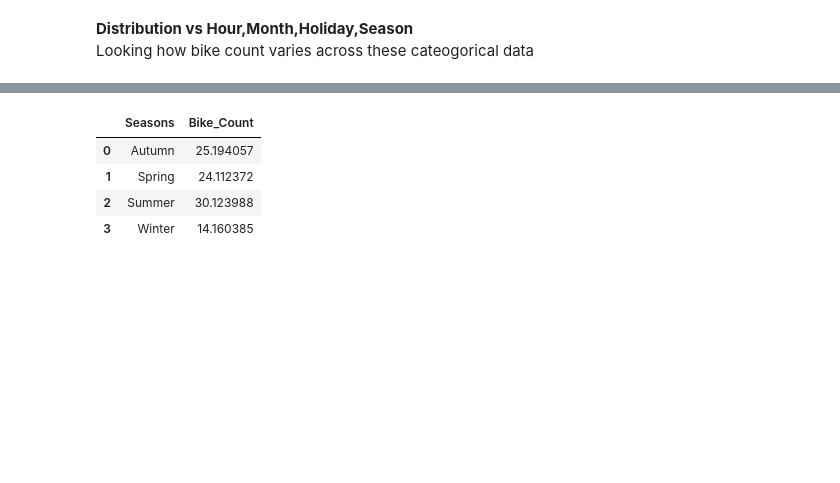
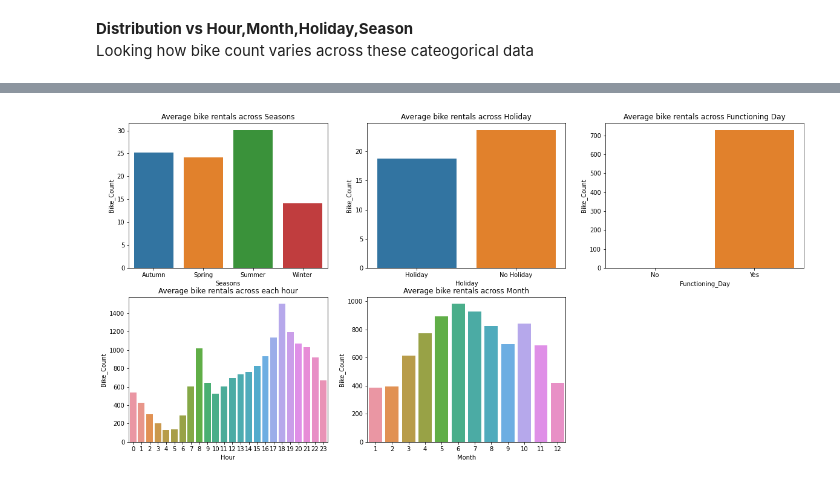
Before and after one commit to junaiskv94/Bike-SHaring-Demand-Prediction, a Jupyter notebook: Bike_Sharing_Demand_Prediction_Capstone_Project.ipynb, the cells around one changed output, grey strips where cells are left out. Drawn from its saved outputs; the diff is of its cells as text; code cells hidden in the pictures; blank space fills up the shorter version.

```diff
--- a/Bike_Sharing_Demand_Prediction_Capstone_Project.ipynb
+++ b/Bike_Sharing_Demand_Prediction_Capstone_Project.ipynb
@@ -310,8 +313,33 @@ categorical_var
-# %%
-df.groupby(['Seasons'])['Bike_Count'].mean().reset_index()
-# %% [output]
-|  | Seasons | Bike_Count |
-| 0 | Autumn | 25.194057 |
-| 1 | Spring | 24.112372 |
-| 2 | Summer | 30.123988 |
-| 3 | Winter | 14.160385 |
+# %%
+# Average values across each of the categorical columns
+fig = plt.figure(figsize=(20, 15))
+axes = fig.add_subplot(3, 3, 1)
+Bike_season=df.groupby(['Seasons'])['Bike_Count'].mean().reset_index()
+sns.barplot(data=y,x='Seasons', y='Bike_Count', ax=axes)
+axes.set(xlabel='Seasons', ylabel='Bike_Count', title='Average bike rentals across Seasons')
+
+axes = fig.add_subplot(3, 3, 2)
+Bike_season = pd.DataFrame(df.groupby(['Holiday'])['Bike_Count'].mean()).reset_index()
+sns.barplot(data=group_season, x='Holiday', y='Bike_Count', ax=axes)
+axes.set(xlabel='Holiday', ylabel='Bike_Count', title='Average bike rentals across Holiday')
+
+axes = fig.add_subplot(3, 3, 3)
+Bike_Functioning_Day =pd.DataFrame(df.groupby(['Functioning_Day'])['Bike_Count'].mean()).reset_index()
+sns.barplot(data=Bike_Functioning_Day, x='Functioning_Day', y='Bike_Count', ax=axes)
+axes.set(xlabel='Functioning_Day', ylabel='Bike_Count', title='Average bike rentals across Functioning Day')
+
+
+axes = fig.add_subplot(3, 3, 4)
+Bike_Functioning_Day =pd.DataFrame(df.groupby(['Hour'])['Bike_Count'].mean()).reset_index()
+sns.barplot(data=Bike_Functioning_Day, x='Hour', y='Bike_Count', ax=axes)
+axes.set(xlabel='Hour', ylabel='Bike_Count', title='Average bike rentals across each hour')
+
+axes = fig.add_subplot(3, 3, 5)
+Bike_Functioning_Day =pd.DataFrame(df.groupby(['Month'])['Bike_Count'].mean()).reset_index()
+sns.barplot(data=Bike_Functioning_Day, x='Month', y='Bike_Count', ax=axes)
+axes.set(xlabel='Month', ylabel='Bike_Count', title='Average bike rentals across Month')
+
+
+plt.show()
+# %% [output]
+[figure, added]
```
Also changed, not shown: parts of 9 cells of this notebook.
